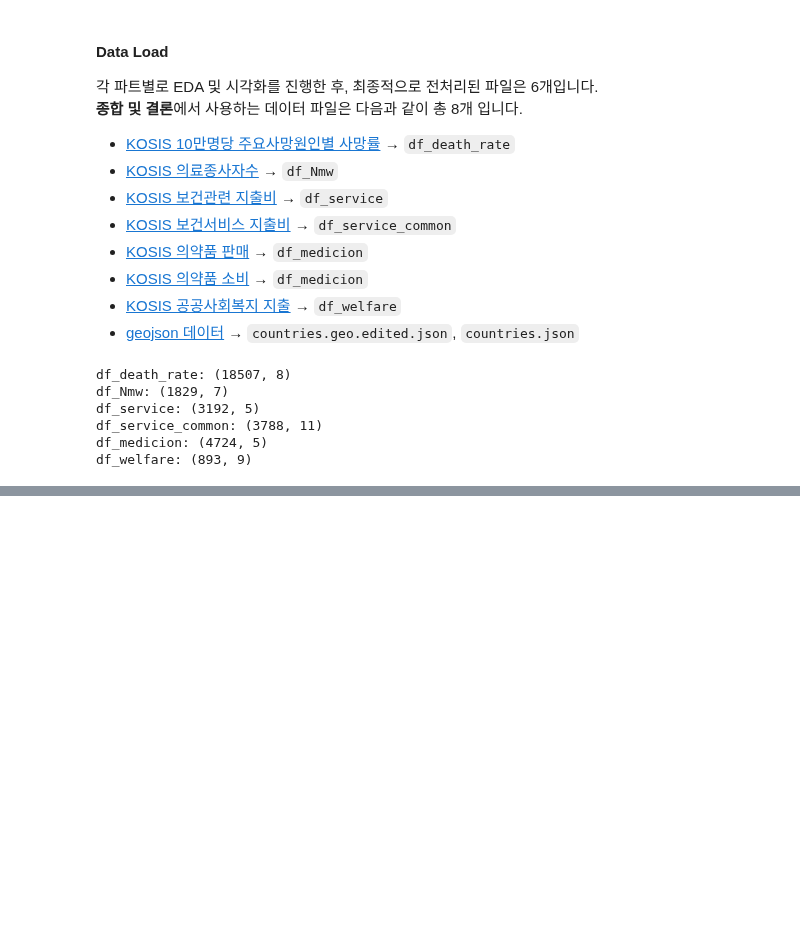
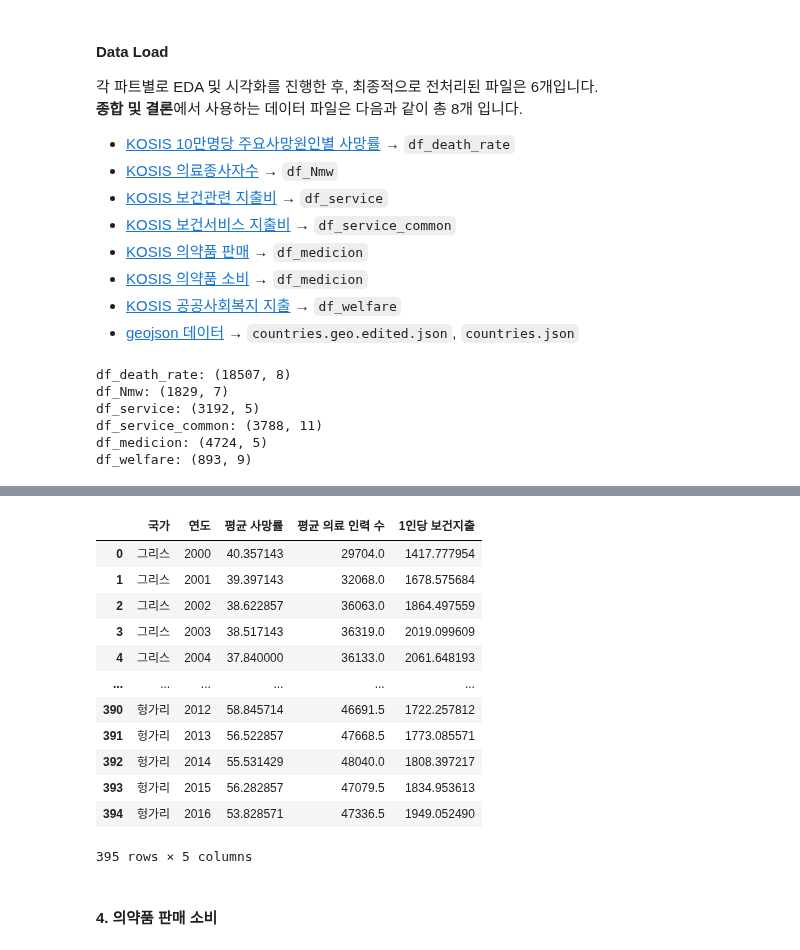
Before and after one commit to nuyhc/Mini_Project, a Jupyter notebook: 8. CAoMDDaHE/CAoMDDaHE_6_종합_및_결론.ipynb, the cells around one changed output, grey strips where cells are left out. Drawn from its saved outputs; the diff is of its cells as text; code cells hidden in the pictures; blank space fills up the shorter version.

```diff
--- a/8. CAoMDDaHE/CAoMDDaHE_6_종합_및_결론.ipynb
+++ b/8. CAoMDDaHE/CAoMDDaHE_6_종합_및_결론.ipynb
@@ -169,0 +149,4 @@ df_medicion.head()
+# %%
+temp = pd.DataFrame(df_Nmw.groupby(["국가", "연도"])["수"].mean()).reset_index().copy()
+temp.columns = ["국가", "연도", "평균 의료 인력 수"]
+temp.sample(5)
@@ -169,0 +162,3 @@ df_medicion.head()
+# %%
+df_corr = pd.merge(left=df_corr, right=temp, on=["국가", "연도"]).copy()
+df_corr
@@ -169,0 +218,19 @@ df_medicion.head()
+# %%
+df_corr = pd.merge(left=df_corr, right=temp, on=["국가", "연도"]).copy()
+df_corr
+# %% [output]
+|  | 국가 | 연도 | 평균 사망률 | 평균 의료 인력 수 | 1인당 보건지출 |
+| 0 | 그리스 | 2000 | 40.357143 | 29704.0 | 1417.777954 |
+| 1 | 그리스 | 2001 | 39.397143 | 32068.0 | 1678.575684 |
+| 2 | 그리스 | 2002 | 38.622857 | 36063.0 | 1864.497559 |
+| 3 | 그리스 | 2003 | 38.517143 | 36319.0 | 2019.099609 |
+| 4 | 그리스 | 2004 | 37.840000 | 36133.0 | 2061.648193 |
+| ... | ... | ... | ... | ... | ... |
+| 390 | 헝가리 | 2012 | 58.845714 | 46691.5 | 1722.257812 |
+| 391 | 헝가리 | 2013 | 56.522857 | 47668.5 | 1773.085571 |
+| 392 | 헝가리 | 2014 | 55.531429 | 48040.0 | 1808.397217 |
+| 393 | 헝가리 | 2015 | 56.282857 | 47079.5 | 1834.953613 |
+| 394 | 헝가리 | 2016 | 53.828571 | 47336.5 | 1949.052490 |
+395 rows × 5 columns
+# %% [markdown]
+#### 4. 의약품 판매 소비
```
Also changed, not shown: parts of 30 cells of this notebook.
